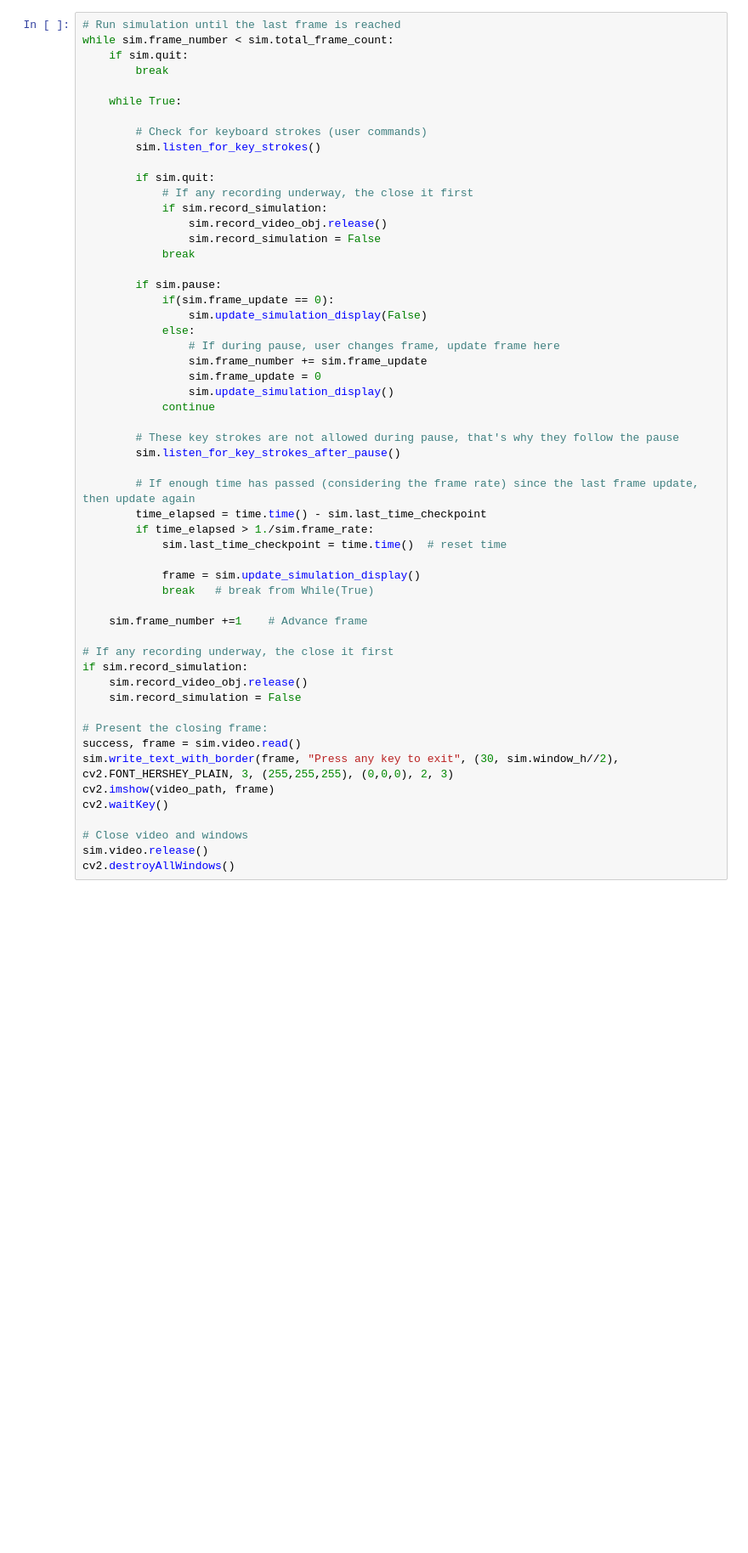
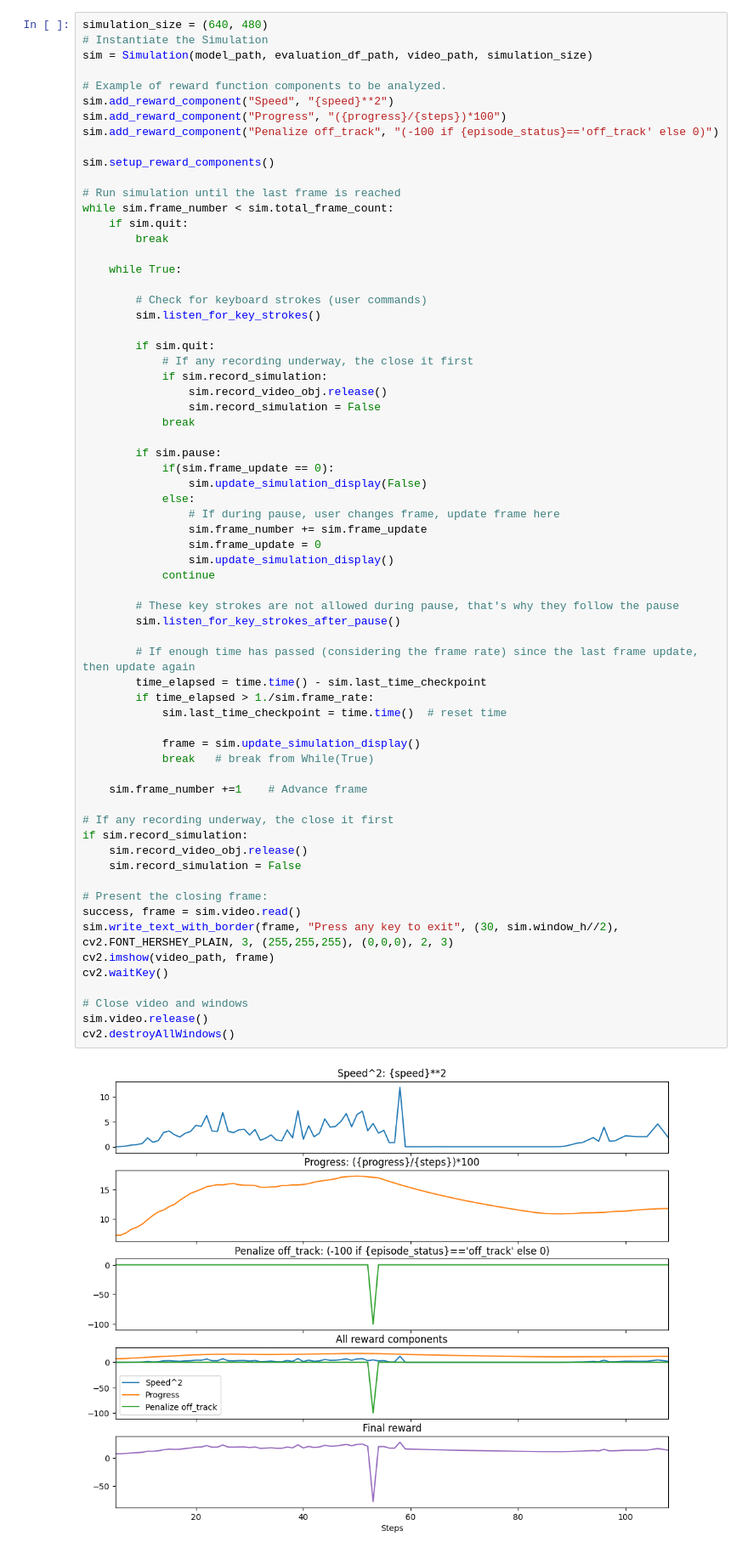
Before and after one commit to LeafarCoder/aws-deepracer-analyzer, a Jupyter notebook: deepracer_analyzer.ipynb, the cells around one changed output. Shown at 85% size. Cells and saved outputs as stored; diff of their text form; blank space fills up the shorter version.

```diff
--- a/deepracer_analyzer.ipynb
+++ b/deepracer_analyzer.ipynb
@@ -457,4 +577,15 @@ sim.get_speed_timeseries()
 # %%
+simulation_size = (640, 480)
+# Instantiate the Simulation
+sim = Simulation(model_path, evaluation_df_path, video_path, simulation_size)
+
+# Example of reward function components to be analyzed.
+sim.add_reward_component("Speed", "{speed}**2")
+sim.add_reward_component("Progress", "({progress}/{steps})*100")
+sim.add_reward_component("Penalize off_track", "(-100 if {episode_status}=='off_track' else 0)")
+
+sim.setup_reward_components()
+
 # Run simulation until the last frame is reached
 while sim.frame_number < sim.total_frame_count:
     if sim.quit:
@@ -482,30 +613,32 @@ while sim.frame_number < sim.total_frame_count:
                 sim.update_simulation_display()
             continue
 
         # These key strokes are not allowed during pause, that's why they follow the pause
         sim.listen_for_key_strokes_after_pause()
 
         # If enough time has passed (considering the frame rate) since the last frame update, then update again
         time_elapsed = time.time() - sim.last_time_checkpoint
         if time_elapsed > 1./sim.frame_rate:
             sim.last_time_checkpoint = time.time()  # reset time
 
             frame = sim.update_simulation_display()
             break   # break from While(True)
 
     sim.frame_number +=1    # Advance frame
 
 # If any recording underway, the close it first
 if sim.record_simulation:
     sim.record_video_obj.release()
     sim.record_simulation = False
 
 # Present the closing frame:
 success, frame = sim.video.read()
 sim.write_text_with_border(frame, "Press any key to exit", (30, sim.window_h//2), cv2.FONT_HERSHEY_PLAIN, 3, (255,255,255), (0,0,0), 2, 3)
 cv2.imshow(video_path, frame)
 cv2.waitKey()
 
 # Close video and windows
 sim.video.release()
 cv2.destroyAllWindows()
+# %% [output]
+[figure, added]
```
Also changed, not shown: parts of 4 cells of this notebook, 7 other files.
